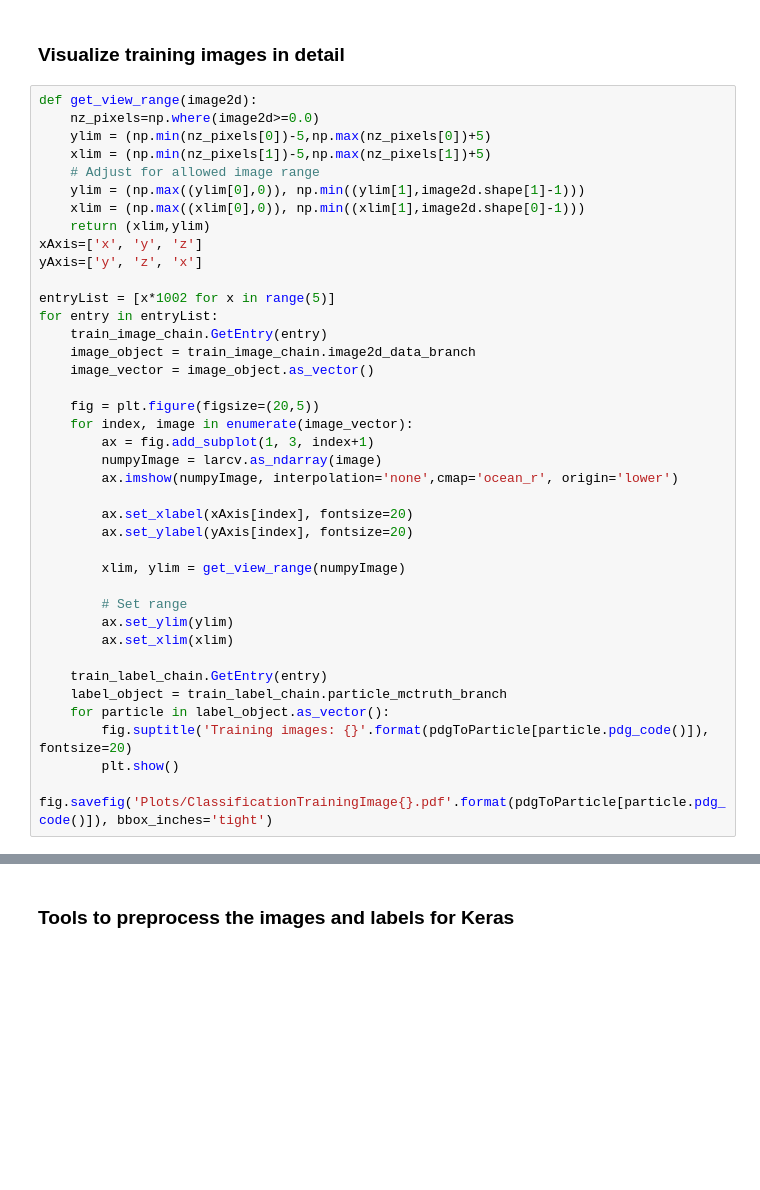
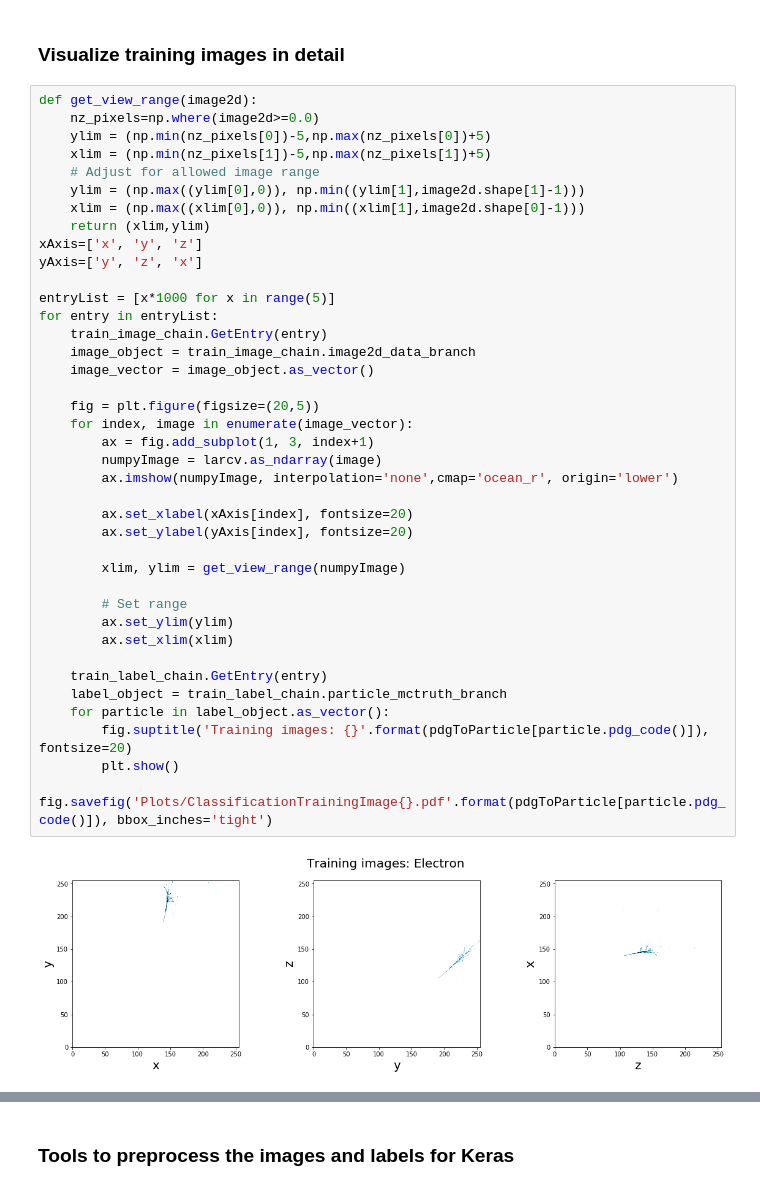
Before and after one commit to ArbinTimilsina/ParticleTagging, a Jupyter notebook: ParticleClassification.ipynb, the cells around one changed output, grey strips where cells are left out. Drawn from its saved outputs; the diff is of its cells as text; blank space fills up the shorter version.

```diff
--- a/ParticleClassification.ipynb
+++ b/ParticleClassification.ipynb
@@ -103,31 +130,33 @@ def get_view_range(image2d):
     return (xlim,ylim)
 xAxis=['x', 'y', 'z']
 yAxis=['y', 'z', 'x']
 
-entryList = [x*1002 for x in range(5)]
+entryList = [x*1000 for x in range(5)]
 for entry in entryList:
     train_image_chain.GetEntry(entry)
     image_object = train_image_chain.image2d_data_branch
     image_vector = image_object.as_vector()
 
     fig = plt.figure(figsize=(20,5))
     for index, image in enumerate(image_vector):
         ax = fig.add_subplot(1, 3, index+1)
         numpyImage = larcv.as_ndarray(image)
         ax.imshow(numpyImage, interpolation='none',cmap='ocean_r', origin='lower')
 
         ax.set_xlabel(xAxis[index], fontsize=20)
         ax.set_ylabel(yAxis[index], fontsize=20)
 
         xlim, ylim = get_view_range(numpyImage)
 
         # Set range
         ax.set_ylim(ylim)
         ax.set_xlim(xlim)
 
     train_label_chain.GetEntry(entry)
     label_object = train_label_chain.particle_mctruth_branch
     for particle in label_object.as_vector():
         fig.suptitle('Training images: {}'.format(pdgToParticle[particle.pdg_code()]), fontsize=20)
         plt.show()
         fig.savefig('Plots/ClassificationTrainingImage{}.pdf'.format(pdgToParticle[particle.pdg_code()]), bbox_inches='tight')
+# %% [output]
+[figure, added]
```
Also changed, not shown: parts of 18 cells of this notebook, 3 other files.
